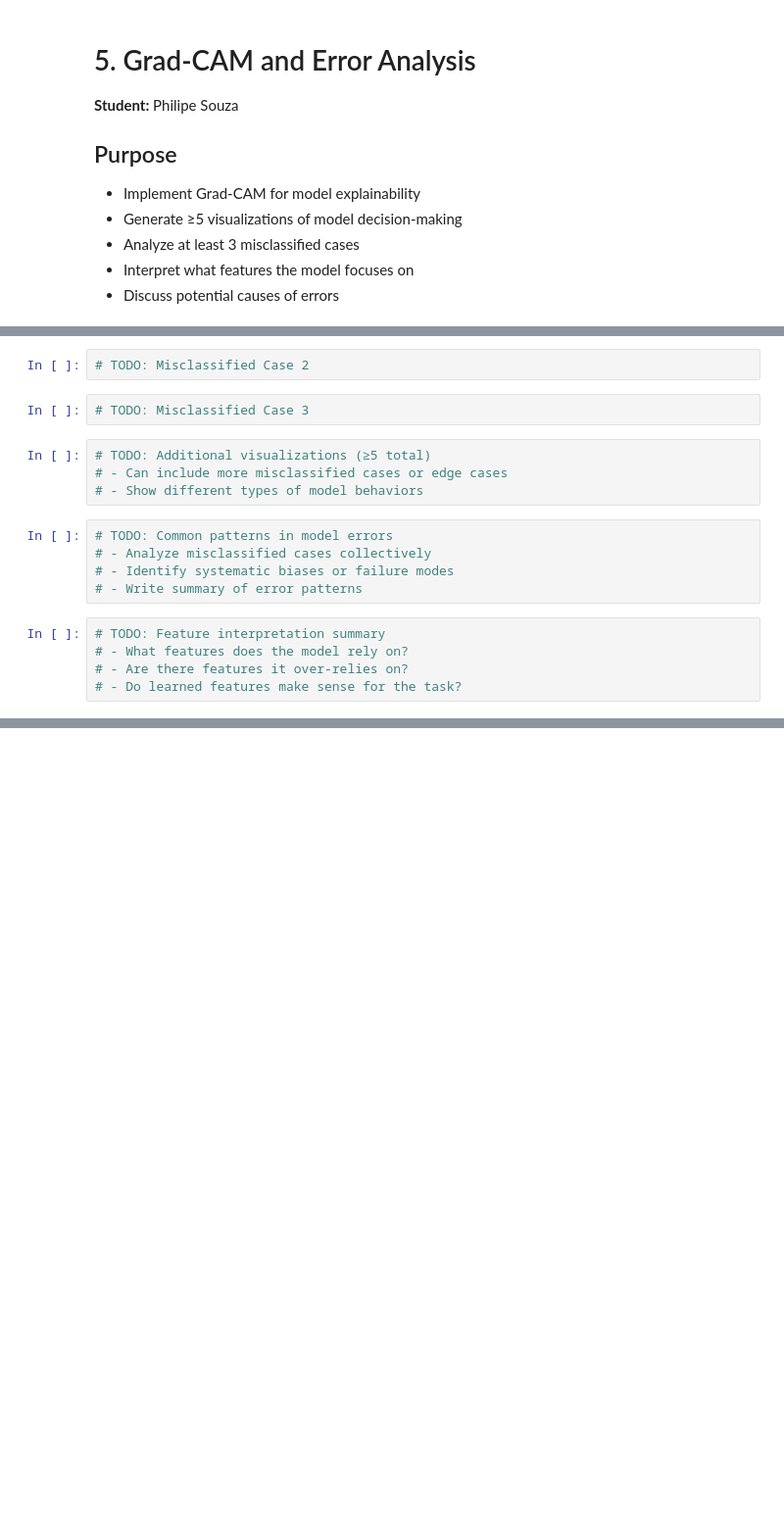
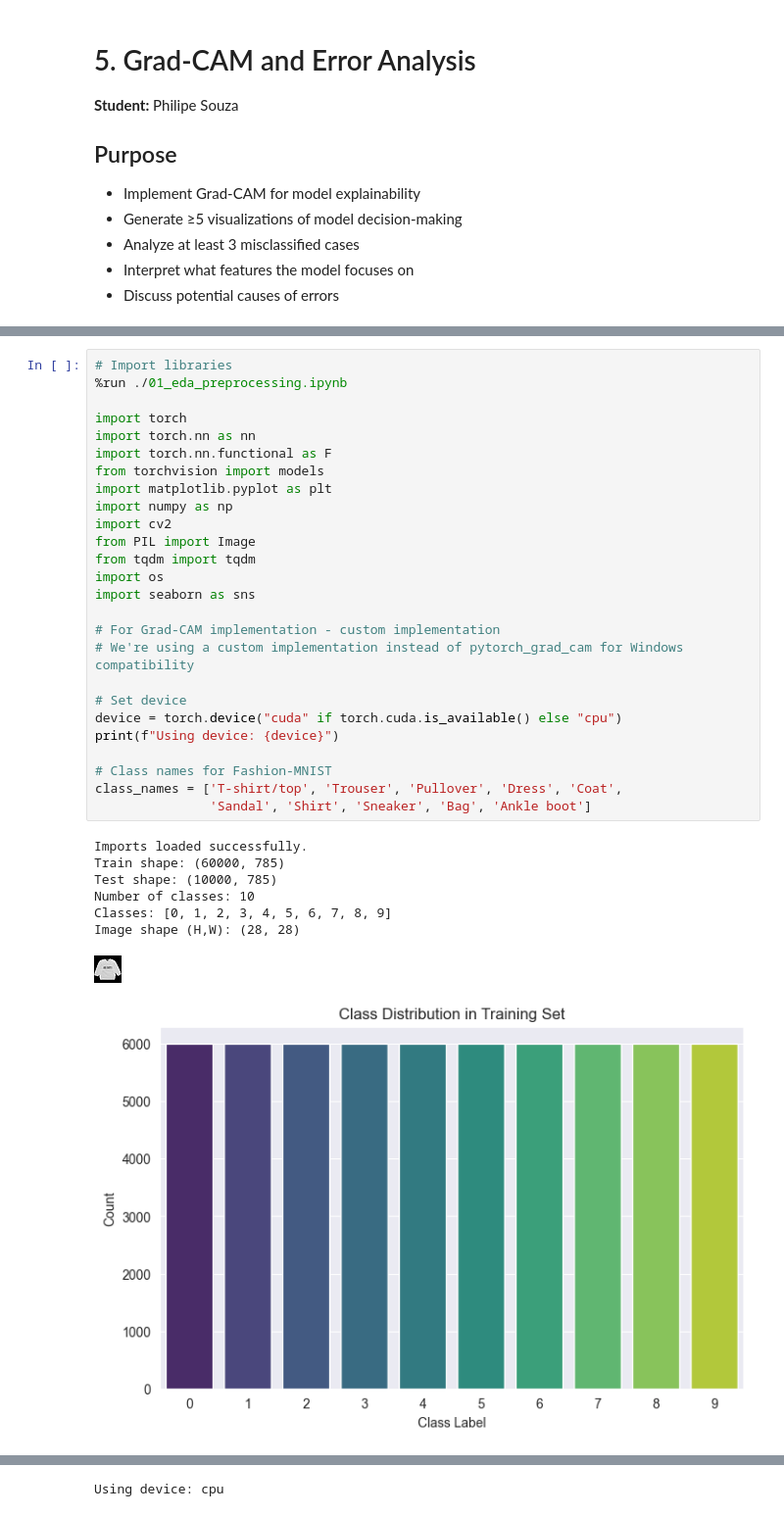
Before and after one commit to Skelligg/DL_Machine_Vision_Project, a Jupyter notebook: notebooks/05_error_analysis.ipynb, the cells around one changed output, grey strips where cells are left out. Shown at 98% size. Cells and saved outputs as stored; diff of their text form; blank space fills up the shorter version.

```diff
--- a/notebooks/05_error_analysis.ipynb
+++ b/notebooks/05_error_analysis.ipynb
@@ -40,18 +12,35 @@
-# %%
-# TODO: Misclassified Case 2
-# %%
-# TODO: Misclassified Case 3
-# %%
-# TODO: Additional visualizations (≥5 total)
-# - Can include more misclassified cases or edge cases
-# - Show different types of model behaviors
-# %%
-# TODO: Common patterns in model errors
-# - Analyze misclassified cases collectively
-# - Identify systematic biases or failure modes
-# - Write summary of error patterns
-# %%
-# TODO: Feature interpretation summary
-# - What features does the model rely on?
-# - Are there features it over-relies on?
-# - Do learned features make sense for the task?
+# %%
+# Import libraries
+%run ./01_eda_preprocessing.ipynb
+
+import torch
+import torch.nn as nn
+import torch.nn.functional as F
+from torchvision import models
+import matplotlib.pyplot as plt
+import numpy as np
+import cv2
+from PIL import Image
+from tqdm import tqdm
+import os
+import seaborn as sns
+
+# For Grad-CAM implementation - custom implementation
+# We're using a custom implementation instead of pytorch_grad_cam for Windows compatibility
+
+# Set device
+device = torch.device("cuda" if torch.cuda.is_available() else "cpu")
+print(f"Using device: {device}")
+
+# Class names for Fashion-MNIST
+class_names = ['T-shirt/top', 'Trouser', 'Pullover', 'Dress', 'Coat',
+               'Sandal', 'Shirt', 'Sneaker', 'Bag', 'Ankle boot']
+# %% [output]
+Imports loaded successfully.
+Train shape: (60000, 785)
+Test shape: (10000, 785)
+Number of classes: 10
+Classes: [0, 1, 2, 3, 4, 5, 6, 7, 8, 9]
+Image shape (H,W): (28, 28)
+[figure, added]
+[figure, added]
@@ -57,0 +71 @@
+Using device: cpu
```
Also changed, not shown: parts of 20 cells of this notebook, 2 other files.
